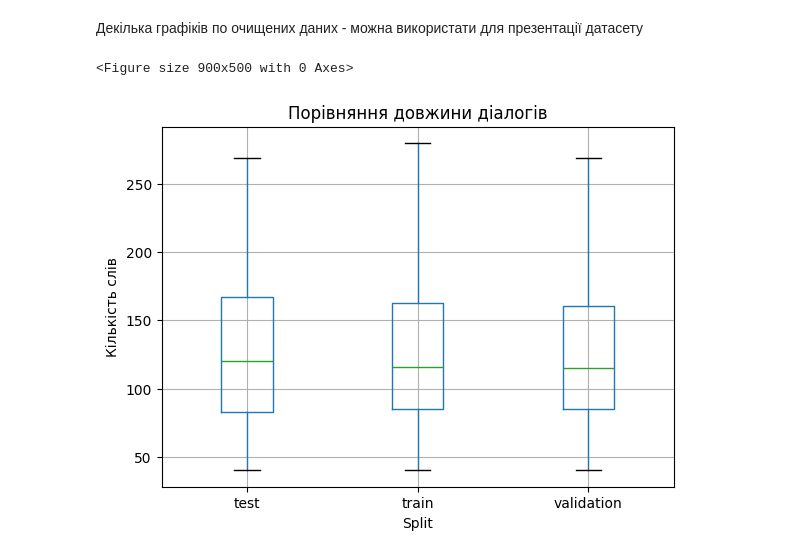
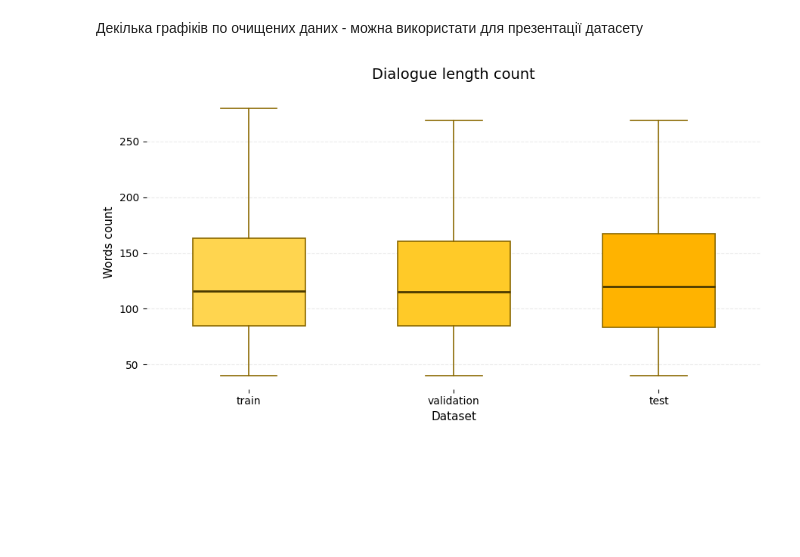
Before and after one commit to olenahnyp/summarization, a Jupyter notebook: dataset_overview.ipynb, the cells around one changed output. Cells and saved outputs as stored; diff of their text form; code cells hidden in the pictures; blank space fills up the shorter version.

Commit message:
Make plots look better

```diff
--- a/dataset_overview.ipynb
+++ b/dataset_overview.ipynb
@@ -500,20 +500,65 @@ comparison_data = pd.concat(
     ignore_index=True,
 )
 # %%
-plt.figure(figsize=(9, 5))
+split_names = list(cleaned_eda_splits.keys())
 
-comparison_data.boxplot(
-    column="dialogue_words",
-    by="split",
+dialogue_lengths = [
+    cleaned_eda_splits[split_name]["dialogue_words"].dropna()
+    for split_name in split_names
+]
+
+yellow_colors = [
+    "#FFD54F",
+    "#FFCA28",
+    "#FFB300",
+]
+
+fig, ax = plt.subplots(figsize=(9, 5))
+
+boxplot = ax.boxplot(
+    dialogue_lengths,
+    tick_labels=split_names,
     showfliers=False,
+    patch_artist=True,
+    widths=0.55,
 )
 
-plt.suptitle("")
-plt.title("Порівняння довжини діалогів")
-plt.xlabel("Split")
-plt.ylabel("Кількість слів")
+for box, color in zip(boxplot["boxes"], yellow_colors):
+    box.set_facecolor(color)
+    box.set_edgecolor("#8A6800")
+    box.set_linewidth(1.2)
+
+for median in boxplot["medians"]:
+    median.set_color("#4A3900")
+    median.set_linewidth(2)
+
+for element in ["whiskers", "caps"]:
+    for line in boxplot[element]:
+        line.set_color("#8A6800")
+        line.set_linewidth(1.2)
+
+ax.set_title(
+    "Dialogue length count",
+    fontsize=14,
+    pad=15,
+)
+
+ax.set_xlabel("Dataset", fontsize=11)
+ax.set_ylabel("Words count", fontsize=11)
+
+ax.grid(
+    axis="y",
+    linestyle="--",
+    alpha=0.25,
+)
+
+ax.set_axisbelow(True)
+
+for spine in ax.spines.values():
+    spine.set_visible(False)
+
+plt.tight_layout()
 plt.show()
 # %% [output]
-<Figure size 900x500 with 0 Axes>
-[figure, old version]
+[figure, new version]
 # %%
```
Also changed, not shown: parts of 2 cells of this notebook.
